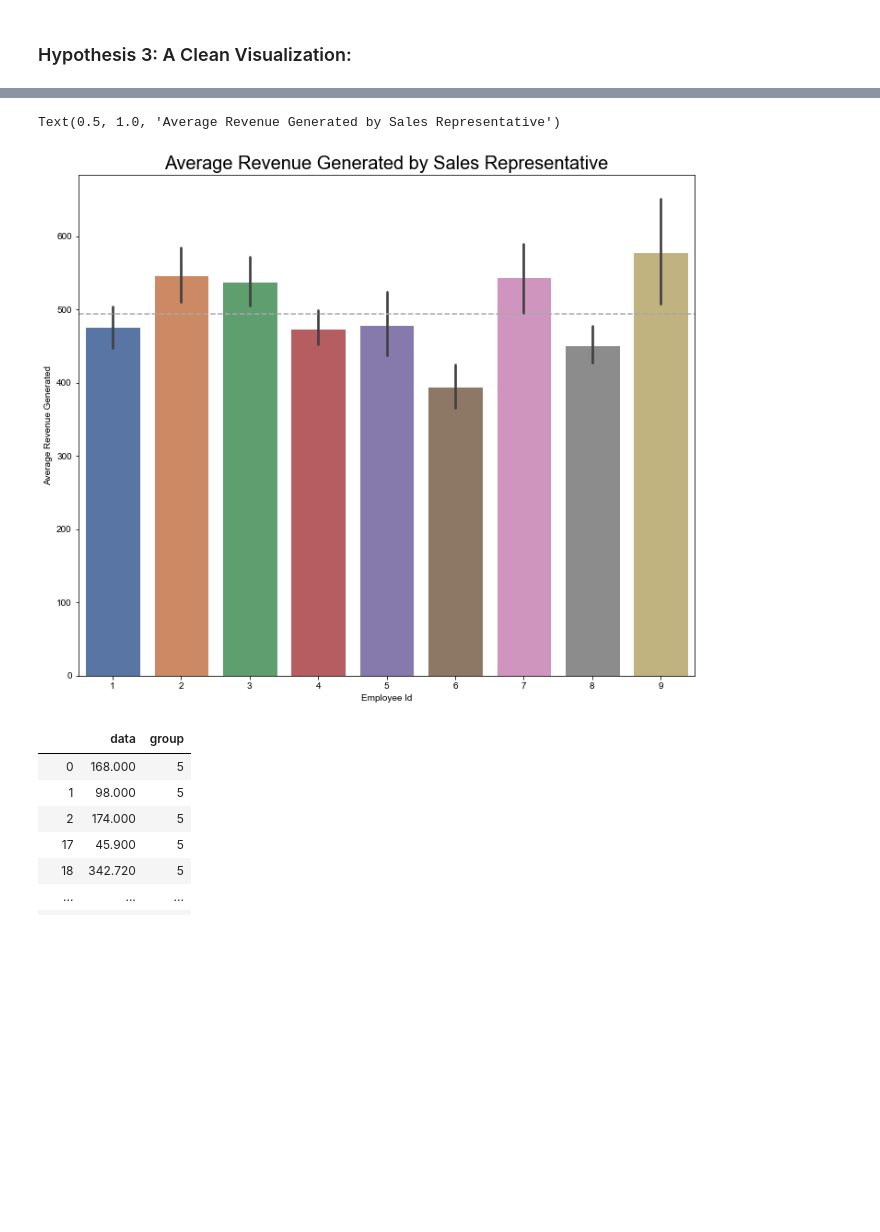
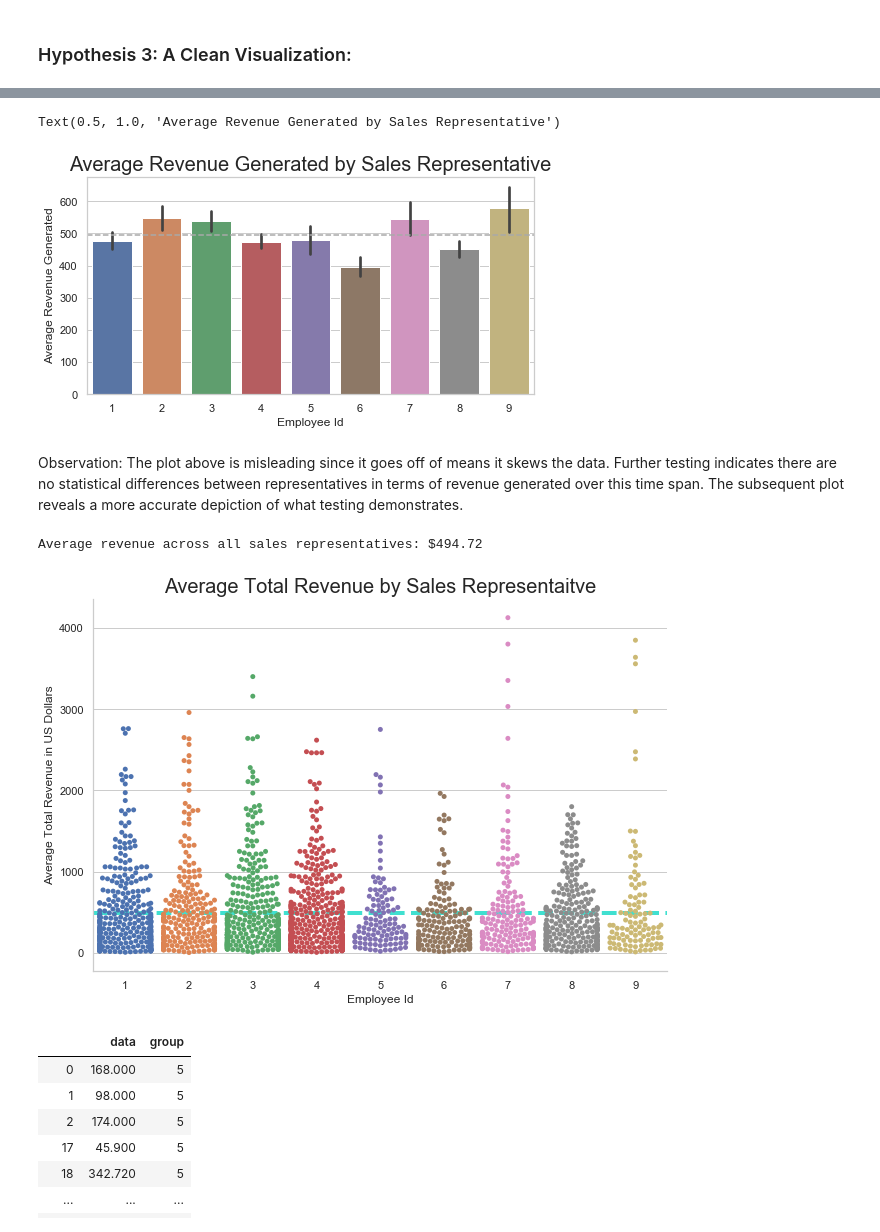
Before and after one commit to andiosika/hypothesis_testing_workflow_python, a Jupyter notebook: student.ipynb, the cells around one changed output, grey strips where cells are left out. Cells and saved outputs as stored; diff of their text form; code cells hidden in the pictures; blank space fills up the shorter version.

```diff
--- a/student.ipynb
+++ b/student.ipynb
@@ -876,0 +853,4 @@ fn.Cohen_d(cat_df['data'], seg1['data'])
+# %%
+f, ax = plt.subplots(figsize=(10,8))
+#sns.despine(f, left=True, bottom=True)
+sns.catplot(data=cat_df, x='group', y='data', ax=ax)
@@ -1207,7 +1181,7 @@ empsdata
 # %%
 reps = {}
 for rep in dfr['EmployeeId'].unique():
-    reps[rep] = dfr.groupby('EmployeeId').get_group(rep)['SaleRev']
+    reps[str(rep)] = dfr.groupby('EmployeeId').get_group(rep)['SaleRev']
 # %%
 fig, ax = plt.subplots(figsize=(10,5))
 for k,v in reps.items():
@@ -1338,5 +1300,5 @@ def prep_data_for_tukeys(reps):
 # %%
-clean_data = prep_data_for_tukeys(reps)
+clean_data = fn.prep_data_for_tukeys(reps)
 clean_data
 # %% [output]
 |  | data | group |
@@ -1363,13 +1319,28 @@ sns.catplot(data=clean_data, x='group', y='data', kind='swarm', height=6, aspect
 # %%
-f, ax = plt.subplots(figsize=(12,10))
+f, ax = plt.subplots(figsize=(8,4))
 sns.set(style="whitegrid")
 sns.barplot(data=clean_data, x='group', y='data', ci=68)
 plt.xlabel('Employee Id')
 plt.ylabel('Average Revenue Generated')
 plt.axhline(clean_data['data'].mean(), linestyle="--", color='darkgray')
 
 plt.title('Average Revenue Generated by Sales Representative', fontsize=20)
 # %% [output]
 Text(0.5, 1.0, 'Average Revenue Generated by Sales Representative')
-[figure, old version]
+[figure, new version]
+# %% [markdown]
+Observation:
+The plot above is misleading since it goes off of means it skews the data.  Further testing indicates there are no statistical differences between representatives in terms of revenue generated over this time span.  The subsequent plot reveals a more accurate depiction of what testing demonstrates.
+# %%
+mu = clean_data['data'].mean()
+sns.catplot(data=clean_data, x='group', y='data',
+            kind='swarm', height=6, aspect=1.5)
+plt.axhline(mu, color='turquoise', linestyle="--", lw=4)
+plt.xlabel('Employee Id')
+plt.ylabel('Average Total Revenue in US Dollars')
+plt.title('Average Total Revenue by Sales Representaitve', fontsize=20)
+print(f'Average revenue across all sales representatives: ${round(mu,2)}')
+# %% [output]
+Average revenue across all sales representatives: $494.72
+[figure, added]
 # %%
```
Also changed, not shown: parts of 91 cells of this notebook.
